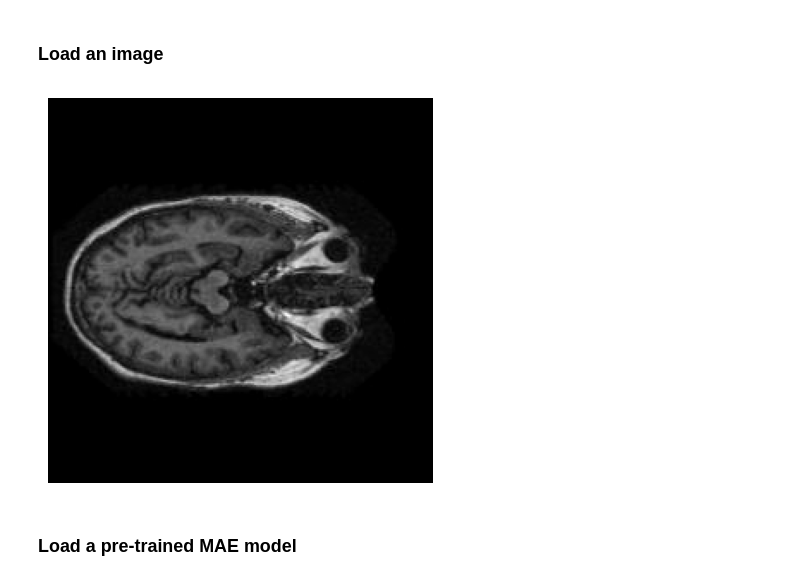
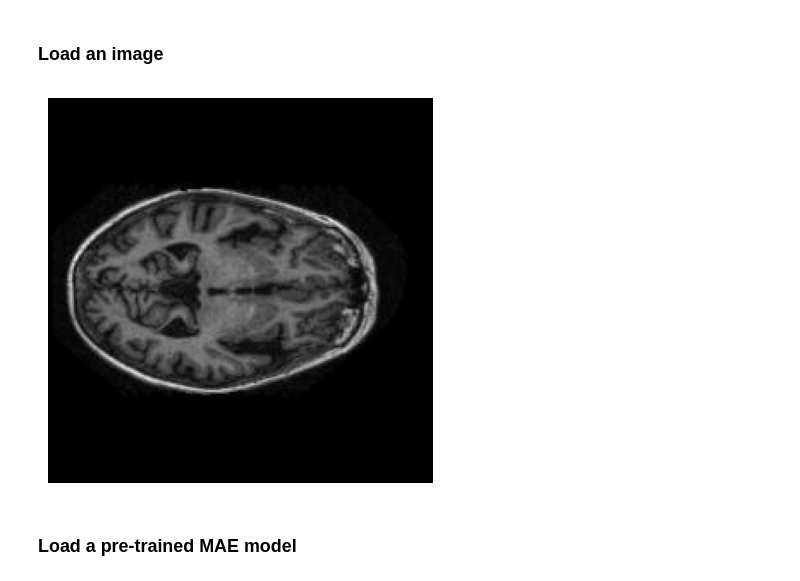
Before and after one commit to q-i-n-g/mae, a Jupyter notebook: demo/mae_visualize.ipynb, the cells around one changed output. Cells and saved outputs as stored; diff of their text form; code cells hidden in the pictures.

```diff
--- a/demo/mae_visualize.ipynb
+++ b/demo/mae_visualize.ipynb
@@ -100,23 +100,23 @@ def run_one_image(img, model):
 ### Load an image
 # %%
 # load an image
-img_path = '/remote-home/qyliu/mae/Data/final_images/val/all/OAS1_0001_MR1_mpr-1_113.jpg' # fox, from ILSVRC2012_val_00046145
+img_path = '/remote-home/qyliu/mae/Data/final_images/val/all/OAS1_0003_MR1_mpr-2_153.jpg' # fox, from ILSVRC2012_val_00046145
 # img_url = 'https://user-images.githubusercontent.com/11435359/147743081-0428eecf-89e5-4e07-8da5-a30fd73cc0ba.jpg' # cucumber, from ILSVRC2012_val_00047851
 img = Image.open(img_path).convert('L')  # 转换为灰度图
 img = img.resize((224, 224))
 img = np.array(img) / 255.
 img = np.expand_dims(img, axis=-1)  # 添加通道维度
 
 assert img.shape == (224, 224, 1)
 
 # normalize by ImageNet mean and std
 img = img - imagenet_mean[0]  # 只使用第一个通道的均值
 img = img / imagenet_std[0]   # 只使用第一个通道的标准差
 
 plt.rcParams['figure.figsize'] = [5, 5]
 show_image(torch.tensor(img))
 # %% [output]
-[figure, old version]
+[figure, new version]
 # %% [markdown]
 ### Load a pre-trained MAE model
 # %%
```
Also changed, not shown: parts of 1 cell of this notebook, 3 other files.
